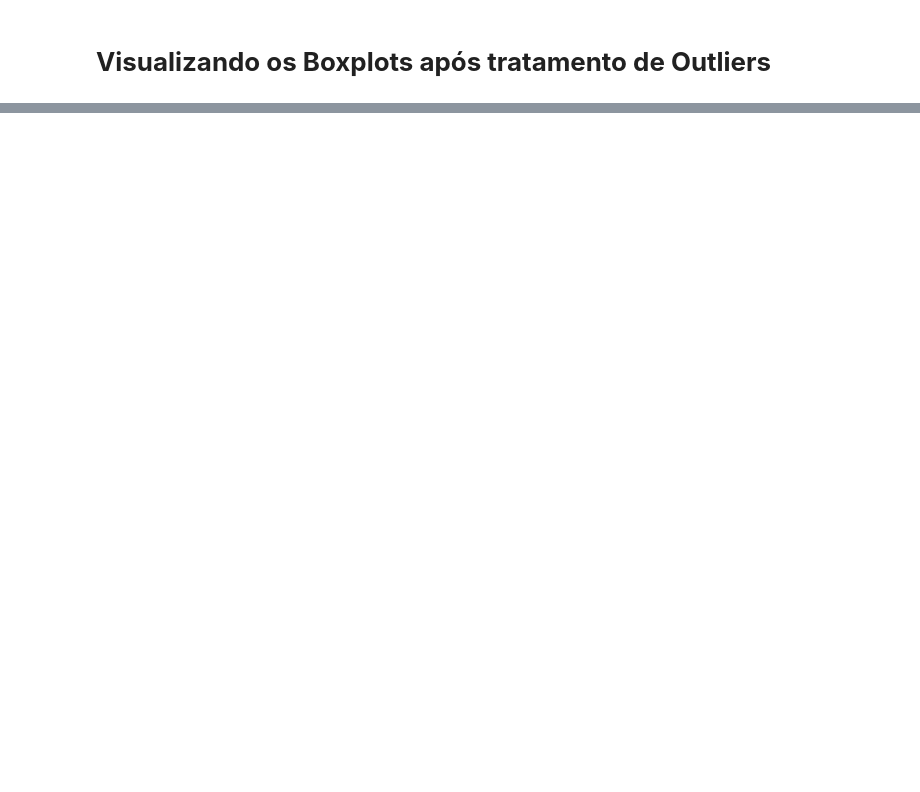
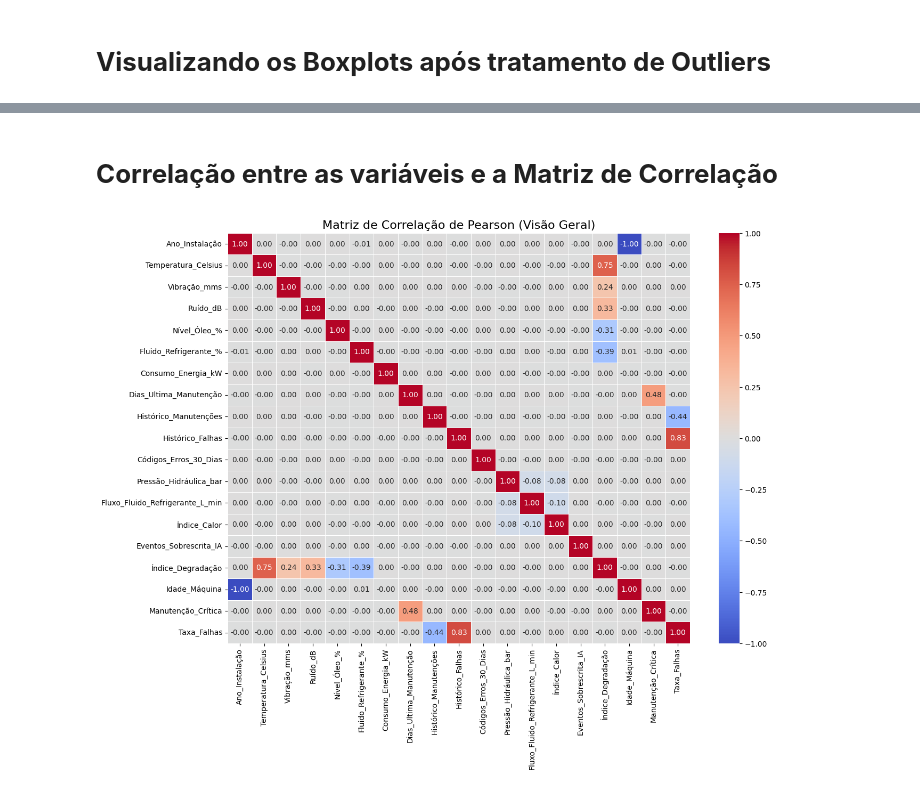
Before and after one commit to vinileodido/MVP_PucRio_AnaliseDados, a Jupyter notebook: MVP_IoT_ADBP.ipynb, the cells around one changed output, grey strips where cells are left out. Drawn from its saved outputs; the diff is of its cells as text; code cells hidden in the pictures; blank space fills up the shorter version.

```diff
--- a/MVP_IoT_ADBP.ipynb
+++ b/MVP_IoT_ADBP.ipynb
@@ -1964,4 +2197,10 @@ plt.show()
+# %% [markdown]
+# **Correlação entre as variáveis e a Matriz de Correlação**
 # %%
-cols_selected = preprocessor.feature_selection()
+display(Javascript('''google.colab.output.setIframeHeight(0, true, {maxHeight: 5000})'''))
 
-corr_matrix, high_corr_pairs = preprocessor.correlation_analysis(corr_cols=cols_selected, method='pearson', plot=True)
+corr_cols_selected = preprocessor.feature_selection()
+
+corr_matrix, high_corr_pairs = preprocessor.correlation_analysis(corr_cols=corr_cols_selected, method='pearson', plot=True)
+# %% [output]
+[figure, added]
```
Also changed, not shown: parts of 14 cells of this notebook.
